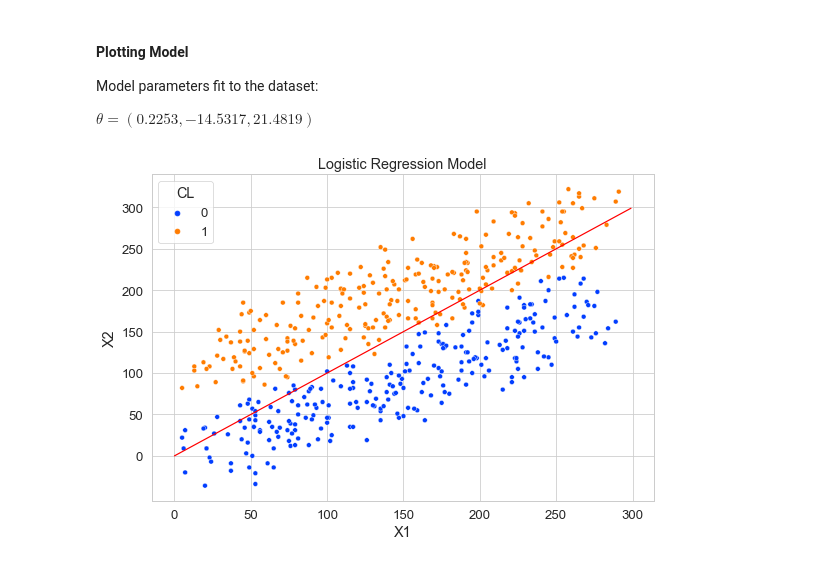
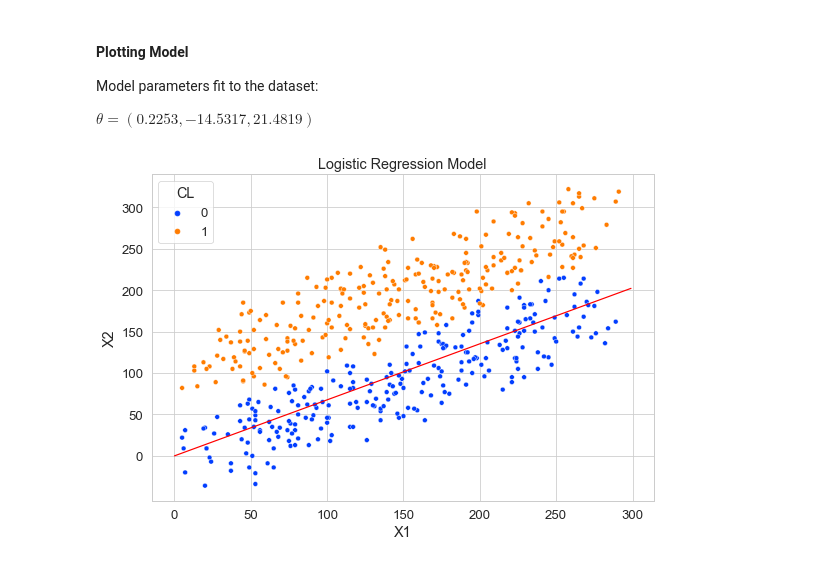
Before and after one commit to DheemanthBhat/ML-Concepts, a Jupyter notebook: 5. Logistic Regression/3. Logistic Regression.ipynb, the cells around one changed output. Saved outputs shown, nothing was run; the diff lists cells and outputs as text; code cells hidden in the pictures.

Commit message:
Bug: Logistic regression Model plotting.

```diff
--- a/5. Logistic Regression/3. Logistic Regression.ipynb
+++ b/5. Logistic Regression/3. Logistic Regression.ipynb
@@ -523,20 +523,22 @@ Model parameters fit to the dataset:
 $ \theta = (0.2253, -14.5317, 21.4819) $
 # %%
 t0, t1, t2 = model_params
-mX = [n for n in range(0, 300) if t0 + (t1 * n) + (t2 * n) >= 0]
+
+mX = range(0, 300)
+mY = [-(t0 + (t1 * n)) / t2 for n in mX]
 
 plt.figure(figsize=(9, 6))  # Figure-size: Width, Height
 
-# Plot Model
-sns.lineplot(x=mX, y=mX, color="red")
+# Plot Model.
+sns.lineplot(x=mX, y=mY, color="red")
 
 # Plot Data-points.
 sns.scatterplot(data=biv_df, x="X1", y="X2", hue="CL", palette="bright")
 plt.title("Logistic Regression Model")
 plt.xticks(ticks=range(0, 350, 50))
 plt.yticks(ticks=range(0, 350, 50))
 
 plt.show()
 # %% [output]
-[figure, old version]
+[figure, new version]
 [interactive output not drawn]
```
Also changed, not shown: 1 other file.
